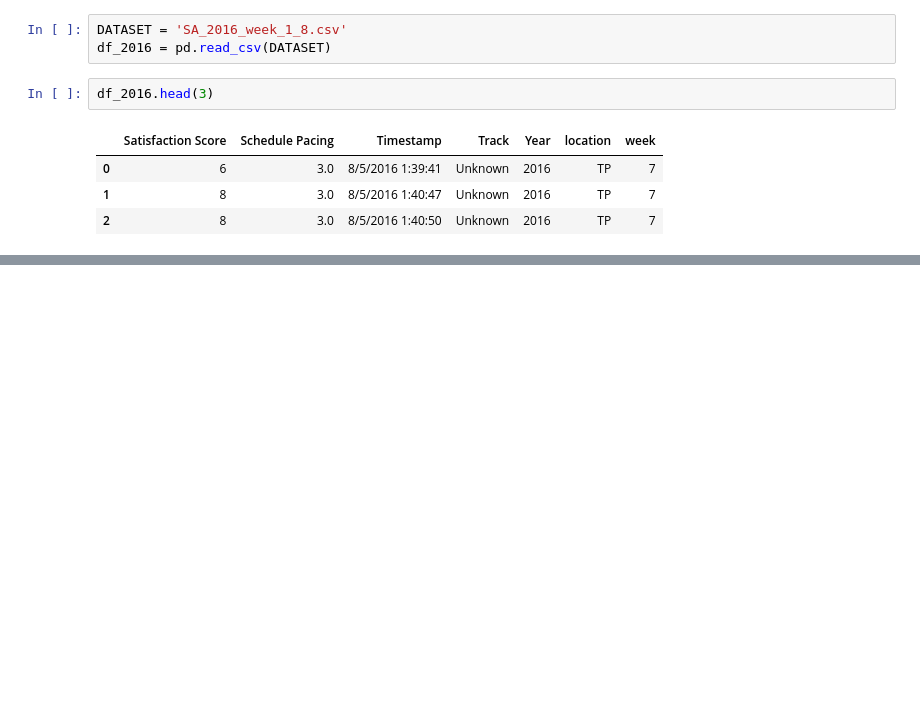
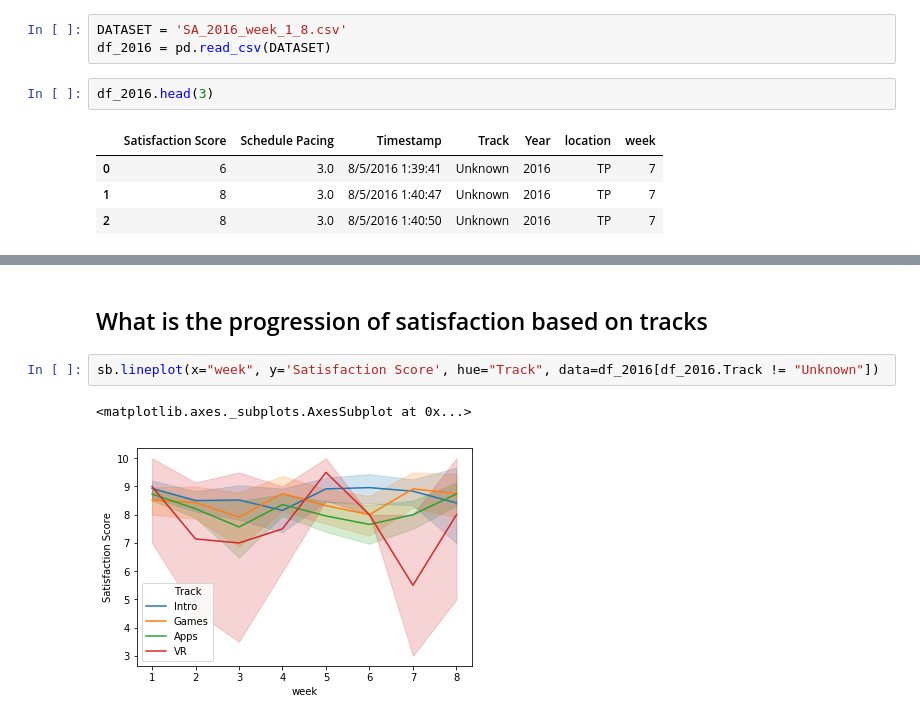
Before and after one commit to jayceazua/ds-1-1, a Jupyter notebook: nps-project/Dataset_Analysis_Visualization .ipynb, the cells around one changed output, grey strips where cells are left out. Saved outputs shown, nothing was run; the diff lists cells and outputs as text; blank space fills up the shorter version.

```diff
--- a/nps-project/Dataset_Analysis_Visualization .ipynb
+++ b/nps-project/Dataset_Analysis_Visualization .ipynb
@@ -15,0 +43,7 @@ df_2016.head(3)
+# %% [markdown]
+## What is the progression of satisfaction based on tracks
+# %%
+sb.lineplot(x="week", y='Satisfaction Score', hue="Track", data=df_2016[df_2016.Track != "Unknown"])
+# %% [output]
+<matplotlib.axes._subplots.AxesSubplot at 0x...>
+[figure, added]
```
Also changed, not shown: parts of 16 cells of this notebook, 2 other files.
